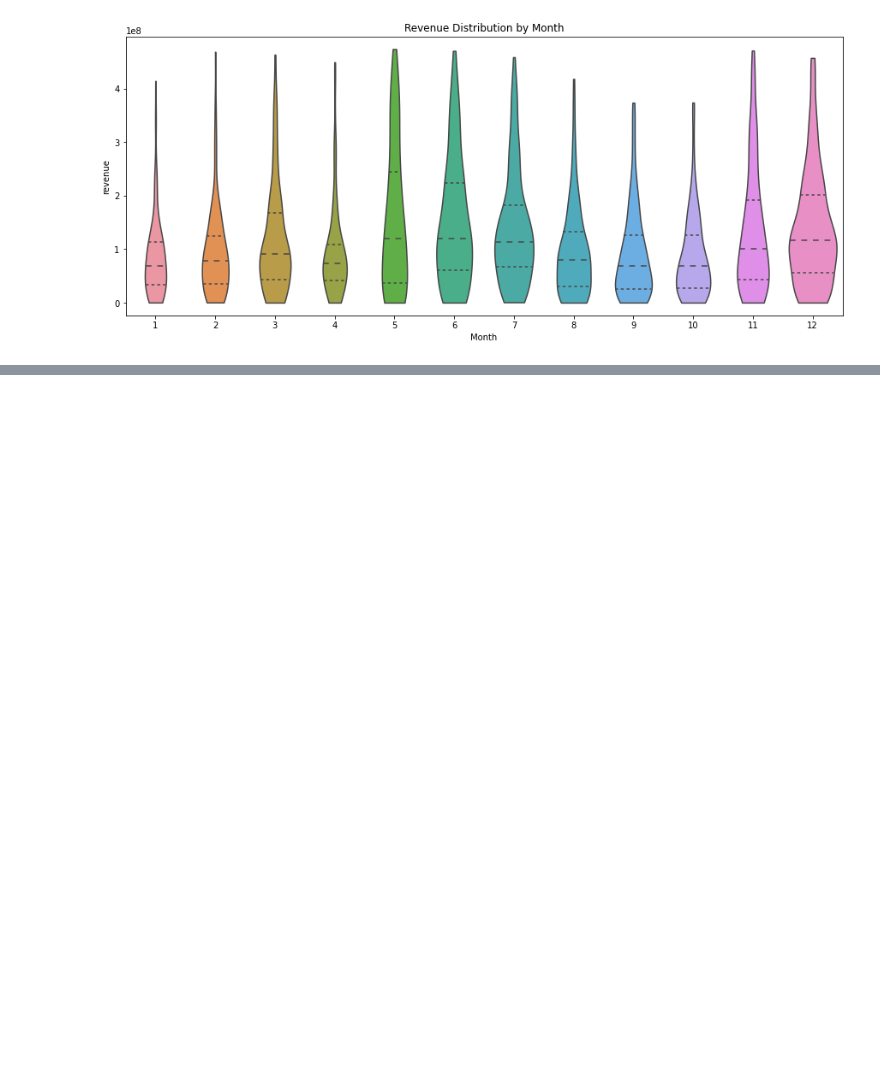
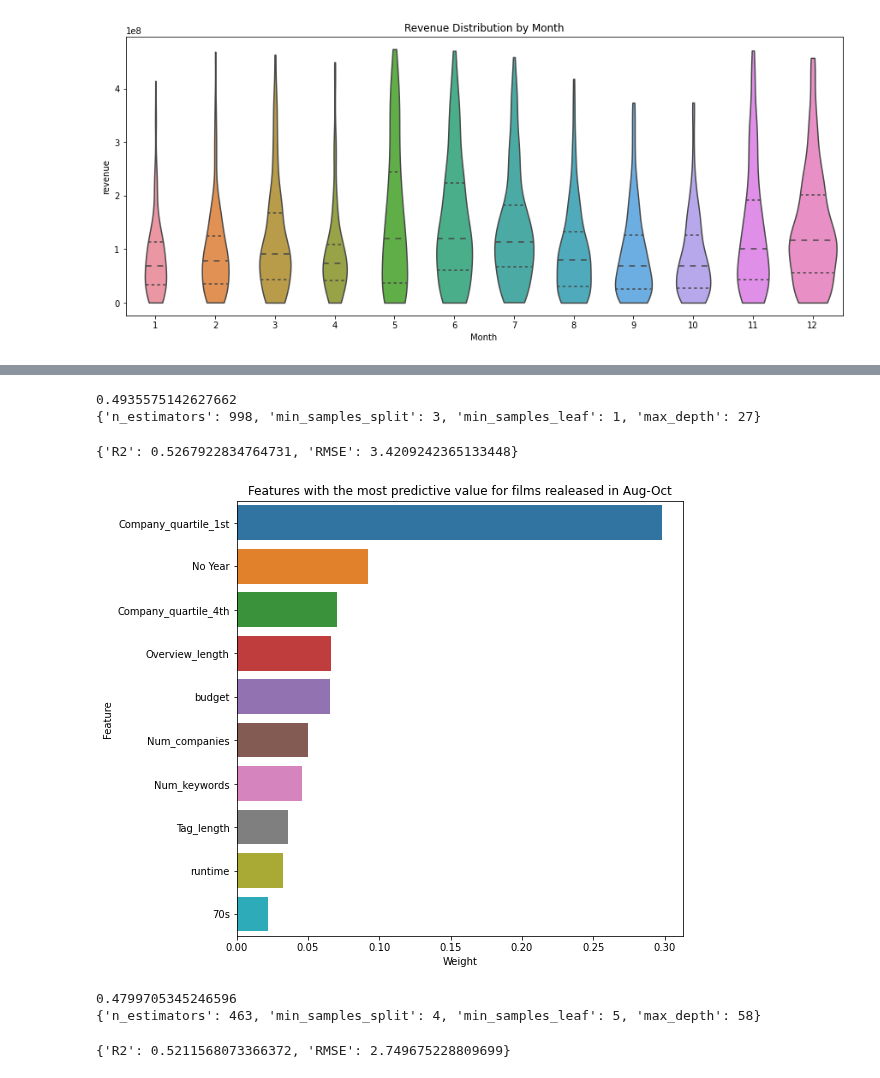
Before and after one commit to NickD-Dean/Springboard, a Jupyter notebook: Capstone Project 2/Code/Modeling_revenue_tiers.ipynb, the cells around one changed output, grey strips where cells are left out. Cells and saved outputs as stored; diff of their text form; code cells hidden in the pictures; blank space fills up the shorter version.

```diff
--- a/Capstone Project 2/Code/Modeling_revenue_tiers.ipynb
+++ b/Capstone Project 2/Code/Modeling_revenue_tiers.ipynb
@@ -159,0 +299,47 @@ plt.xlabel('Month');
+# %%
+# Train/Test split for Late Summer
+y = np.log(Late_summer['Numerical', 'revenue'])
+X = Late_summer.drop('revenue', axis=1, level=1)
+scaler = MinMaxScaler()
+scaler.fit(X['Numerical'])
+X['Numerical'] = scaler.transform(X['Numerical'])
+X_train, X_test, y_train, y_test = train_test_split(X, y, test_size=0.2, random_state=42)
+# %%
+params = {'n_estimators': np.arange(10,1000), 'min_samples_leaf': np.arange(1,10), 'min_samples_split': np.arange(2,10),
+          'max_depth':np.arange(10,90)}
+#rand = RandomizedSearchCV(RandomForestRegressor(), param_distributions=params, n_iter=100)
+#rand.fit(X_train, y_train)
+#rf_best_score = rand.best_score_
+#rf_best_params = rand.best_params_
+#print(rf_best_score)
+#print(rf_best_params)
+# %% [output]
+0.4935575142627662
+{'n_estimators': 998, 'min_samples_split': 3, 'min_samples_leaf': 1, 'max_depth': 27}
+# %%
+RF_LS = RandomForestRegressor(n_estimators=998, min_samples_split=3, min_samples_leaf=1, max_depth=27)
+RF_LS.fit(X_train, y_train)
+preds = RF_LS.predict(X_test)
+LS_r2 = r2_score(y_test, preds)
+LS_RMSE = np.exp(mean_squared_error(y_test, preds, squared=False))
+Late_summer_scores = {"R2": LS_r2, 'RMSE':LS_RMSE}
+print(Late_summer_scores)
+# %% [output]
+{'R2': 0.5267922834764731, 'RMSE': 3.4209242365133448}
+# %%
+LS_feat_weight = RF_LS.feature_importances_
+cols = X.droplevel(0, axis=1)
+cols = np.array(list(cols.columns))
+LS_weights = np.vstack((cols, LS_feat_weight))
+LS_weights = pd.DataFrame(LS_weights)
+LS_weights = LS_weights.T
+LS_weights[1] = LS_weights[1].astype(float)
+LS_weights = LS_weights.sort_values(1, ascending=False)
+LS_weights = LS_weights.head(10)
+LS_weights.rename(columns={0:'Feature', 1:'Weight'}, inplace=True)
+# %%
+plt.figure(figsize=(8,8))
+sns.barplot(x='Weight', y='Feature', data=LS_weights, orient='h');
+plt.title('Features with the most predictive value for films realeased in Aug-Oct');
+# %% [output]
+[figure, added]
@@ -159,0 +354,22 @@ plt.xlabel('Month');
+# %%
+params = {'n_estimators': np.arange(10,1000), 'min_samples_leaf': np.arange(1,10), 'min_samples_split': np.arange(2,10),
+          'max_depth':np.arange(10,90)}
+#rand = RandomizedSearchCV(RandomForestRegressor(), param_distributions=params, n_iter=100)
+#rand.fit(X_train, y_train)
+#rf_best_score = rand.best_score_
+#rf_best_params = rand.best_params_
+#print(rf_best_score)
+#print(rf_best_params)
+# %% [output]
+0.4799705345246596
+{'n_estimators': 463, 'min_samples_split': 4, 'min_samples_leaf': 5, 'max_depth': 58}
+# %%
+RFH = RandomForestRegressor(n_estimators=463, min_samples_split=4, min_samples_leaf=5, max_depth=58)
+RFH.fit(X_train, y_train)
+preds = RFH.predict(X_test)
+H_r2 = r2_score(y_test, preds)
+H_RMSE = np.exp(mean_squared_error(y_test, preds, squared=False))
+Holiday_scores = {"R2": H_r2, 'RMSE':H_RMSE}
+print(Holiday_scores)
+# %% [output]
+{'R2': 0.5211568073366372, 'RMSE': 2.749675228809699}
```
Also changed, not shown: parts of 24 cells of this notebook, 1 other file.
